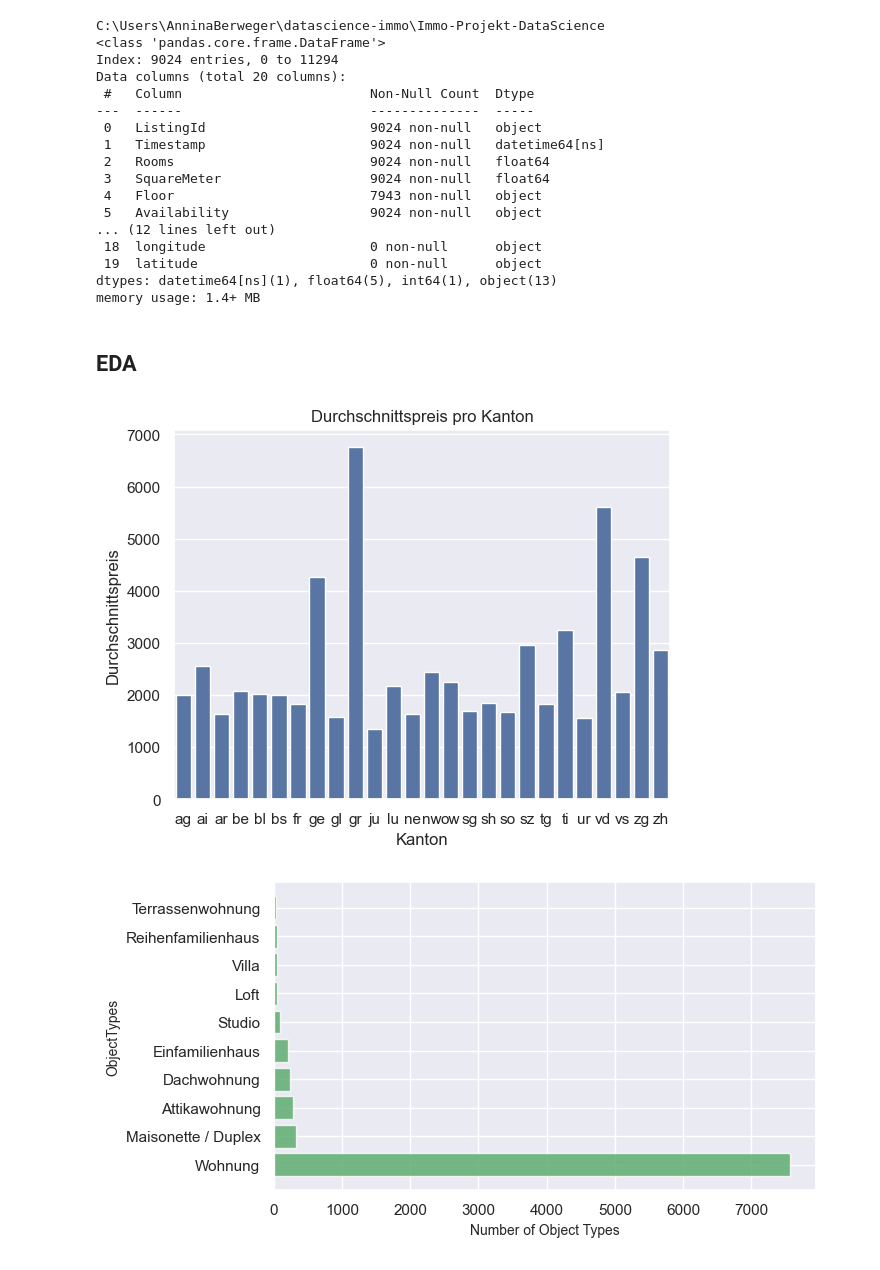
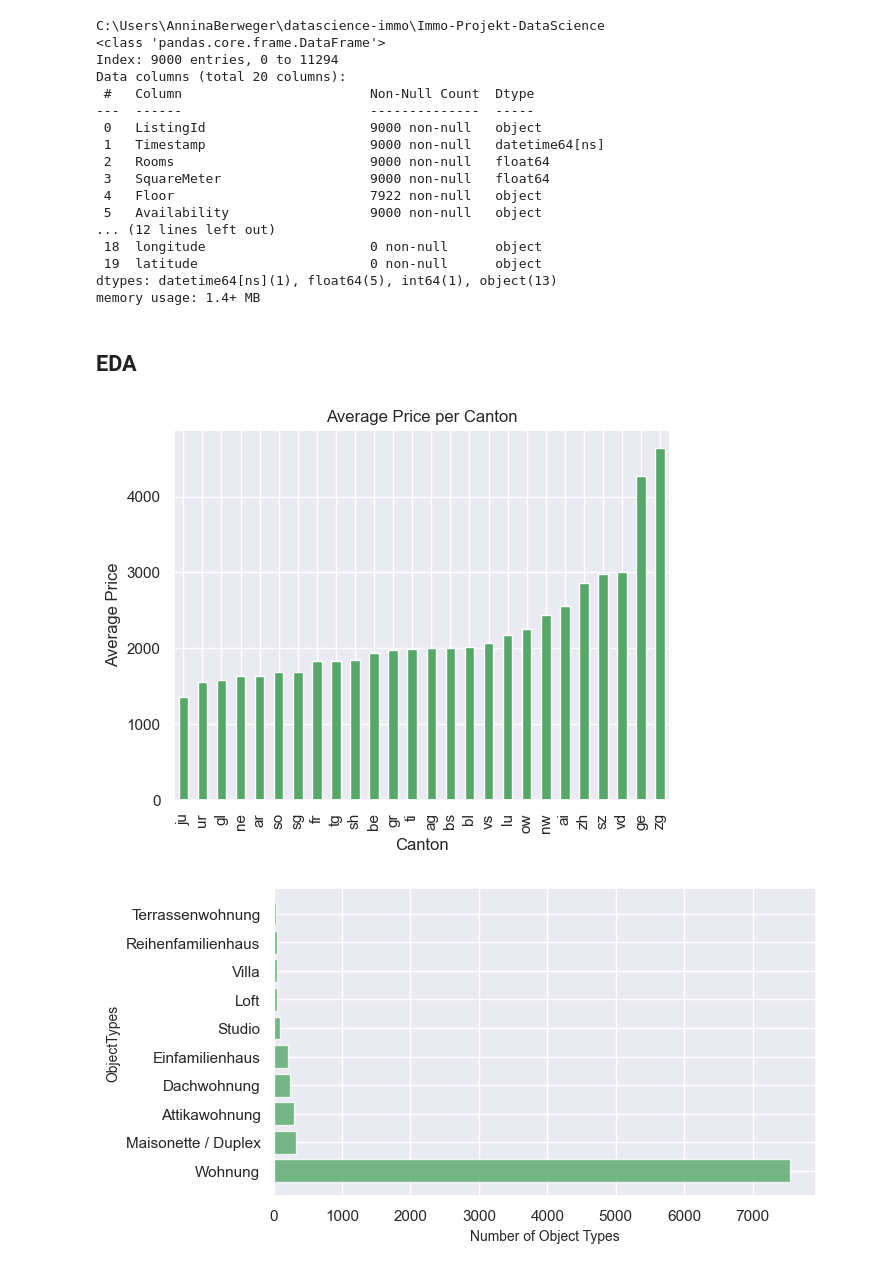
Before and after one commit to ElrasDeVayne/Immo-Projekt-DataScience, a Jupyter notebook: 20240401_EDA.ipynb, the cells around one changed output. Saved outputs shown, nothing was run; the diff lists cells and outputs as text; code cells hidden in the pictures.

Commit message:
Update EDA+Data Cleansing mit Outliers/noisy data

```diff
--- a/20240401_EDA.ipynb
+++ b/20240401_EDA.ipynb
@@ -58,21 +58,25 @@ df_filtered_property_location_clean = df_filtered_property_location.dropna(subse
 #Check for empty records
 df_filtered_property_location_clean.isnull().sum()
 
-#Index: should have 9024 entries after running this code-snippet
+#after detecting outliers: check manually for noisy data (if not valid (selling house instead of renting), deleted the record in the df df_filtered_property_location_clean
+ids_to_remove = ['4000895043','4000834270','4000895759','3003516605','4000910516','4000956535','4000924121','4000975051','4000888412','4000945522','4000869481','4000969667','4000838419','4000870455','4000904681','4000931326','4000969684','4000969684','4000797599','4000897187','4000969553','4000969553','4000965774','4000962388','4000969516','4000906960']
+df_filtered_property_location_clean = df_filtered_property_location_clean[~df_filtered_property_location_clean['ListingId'].isin(ids_to_remove)]
+
+#Index: should have 9000 entries after running this code-snippet
 df_filtered_property_location_clean.info()
 # %% [output]
 C:\Users\AnninaBerweger\datascience-immo\Immo-Projekt-DataScience
 <class 'pandas.core.frame.DataFrame'>
-Index: 9024 entries, 0 to 11294
+Index: 9000 entries, 0 to 11294
 Data columns (total 20 columns):
  #   Column                        Non-Null Count  Dtype
 ---  ------                        --------------  -----
- 0   ListingId                     9024 non-null   object
- 1   Timestamp                     9024 non-null   datetime64[ns]
- 2   Rooms                         9024 non-null   float64
- 3   SquareMeter                   9024 non-null   float64
- 4   Floor                         7943 non-null   object
- 5   Availability                  9024 non-null   object
+ 0   ListingId                     9000 non-null   object
+ 1   Timestamp                     9000 non-null   datetime64[ns]
+ 2   Rooms                         9000 non-null   float64
+ 3   SquareMeter                   9000 non-null   float64
+ 4   Floor                         7922 non-null   object
+ 5   Availability                  9000 non-null   object
 ... (12 lines left out)
  18  longitude                     0 non-null      object
  19  latitude                      0 non-null      object
@@ -83,14 +87,15 @@ memory usage: 1.4+ MB
 # %%
 #Barplot average price / canton
 
-average_prices = df_filtered_property_location_clean.groupby('Canton')['Price'].mean().reset_index()
-sns.barplot(x='Canton', y='Price', data=average_prices)
-plt.title('Durchschnittspreis pro Kanton')  # Titel hinzufügen
-plt.ylabel('Durchschnittspreis')  # Y-Achsen-Beschriftung anpassen
-plt.xlabel('Kanton')  # X-Achsen-Beschriftung anpassen
+average_prices = df_filtered_property_location_clean.groupby('Canton')['Price'].mean().sort_values()
+average_prices.plot(kind='bar',color='g')
+plt.title('Average Price per Canton')
+plt.xlabel('Canton')
+plt.ylabel('Average Price')
+
 plt.show()
 # %% [output]
-[figure, old version]
+[figure, new version]
 # %%
 # Barchart top 10 ObjectTypes
 #Group data by ObjectType (only the topmost 10 values are shown)
```
Also changed, not shown: parts of 1 cell of this notebook, 3 other files.
